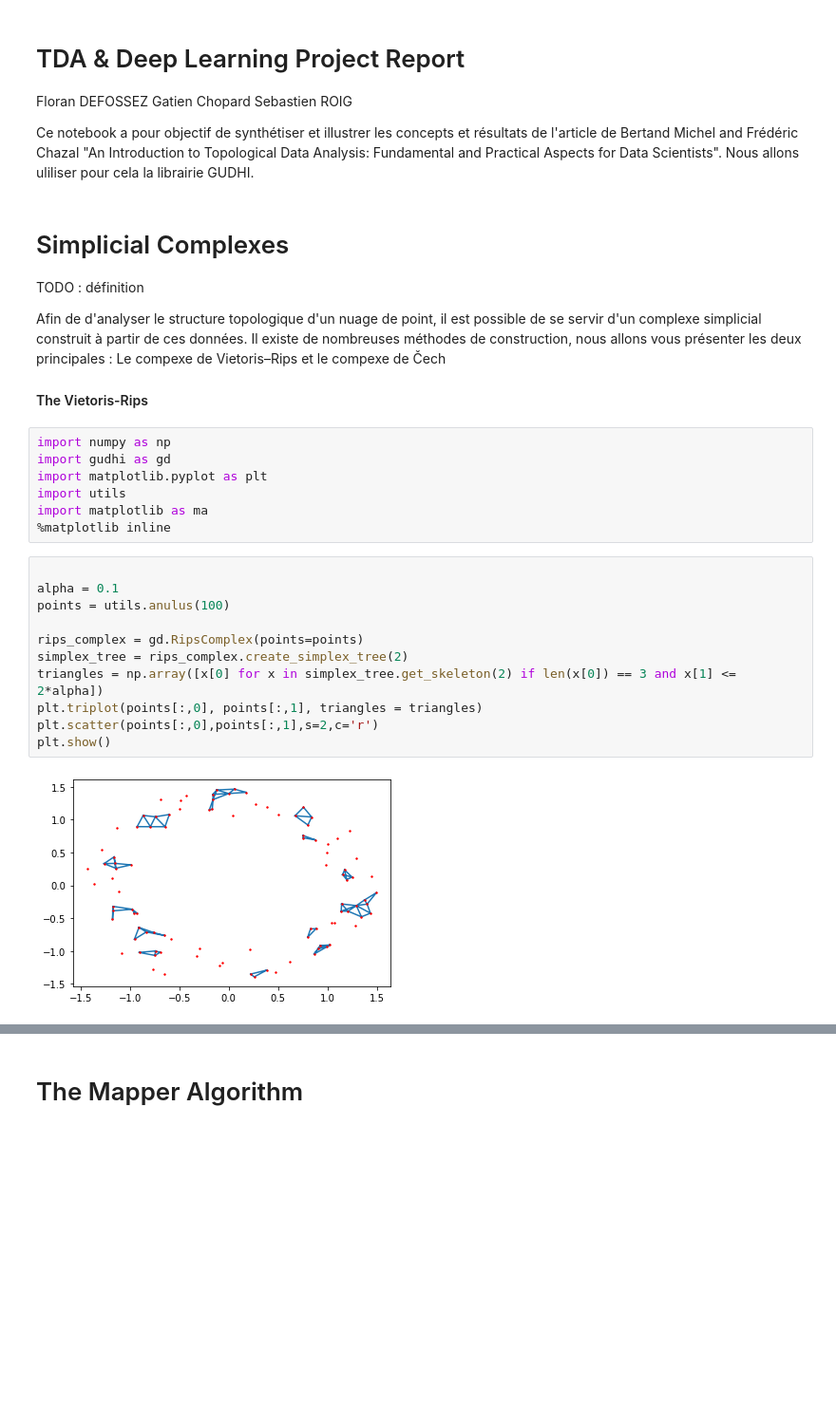
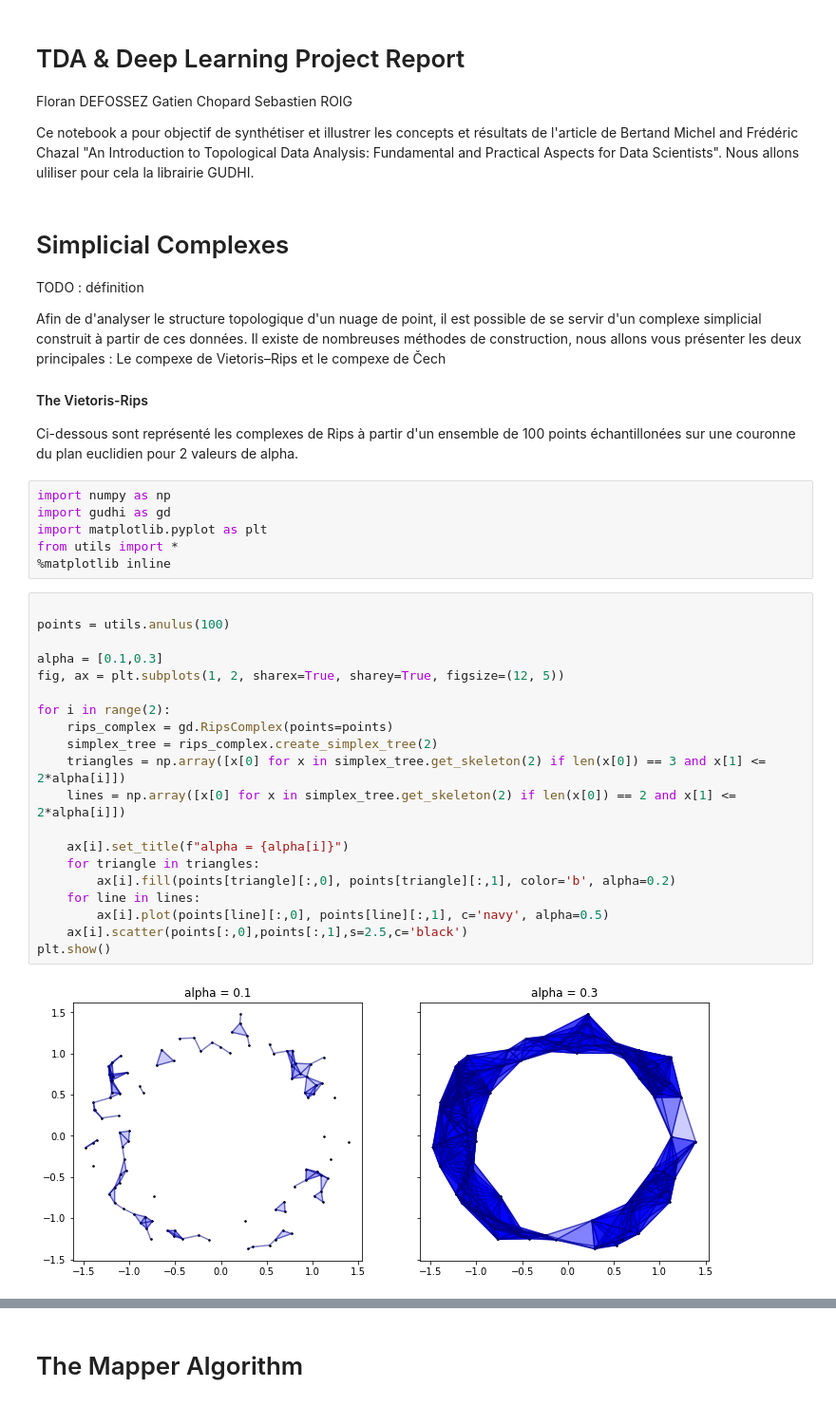
Before and after one commit to florandefossez/TDA_project, a Jupyter notebook: report.ipynb, the cells around one changed output, grey strips where cells are left out. Shown at 95% size. Cells and saved outputs as stored; diff of their text form; blank space fills up the shorter version.

Commit message:
complexes simpliciaux

```diff
--- a/report.ipynb
+++ b/report.ipynb
@@ -14,23 +14,33 @@ TODO : définition
 Afin de d'analyser le structure topologique d'un nuage de point, il est possible de se servir d'un complexe simplicial construit à partir de ces données. Il existe de nombreuses méthodes de construction, nous allons vous présenter les deux principales : Le compexe de Vietoris–Rips et le compexe de Čech
 
 #### The Vietoris-Rips
+
+Ci-dessous sont représenté les complexes de Rips à partir d'un ensemble de 100 points échantillonées sur une couronne du plan euclidien pour 2 valeurs de alpha.
 # %%
 import numpy as np
 import gudhi as gd
 import matplotlib.pyplot as plt
-import utils
-import matplotlib as ma
+from utils import *
 %matplotlib inline
 # %%
 
-alpha = 0.1
 points = utils.anulus(100)
 
-rips_complex = gd.RipsComplex(points=points)
-simplex_tree = rips_complex.create_simplex_tree(2)
-triangles = np.array([x[0] for x in simplex_tree.get_skeleton(2) if len(x[0]) == 3 and x[1] <= 2*alpha])
-plt.triplot(points[:,0], points[:,1], triangles = triangles)
-plt.scatter(points[:,0],points[:,1],s=2,c='r')
+alpha = [0.1,0.3]
+fig, ax = plt.subplots(1, 2, sharex=True, sharey=True, figsize=(12, 5))
+
+for i in range(2):
+    rips_complex = gd.RipsComplex(points=points)
+    simplex_tree = rips_complex.create_simplex_tree(2)
+    triangles = np.array([x[0] for x in simplex_tree.get_skeleton(2) if len(x[0]) == 3 and x[1] <= 2*alpha[i]])
+    lines = np.array([x[0] for x in simplex_tree.get_skeleton(2) if len(x[0]) == 2 and x[1] <= 2*alpha[i]])
+
+    ax[i].set_title(f"alpha = {alpha[i]}")
+    for triangle in triangles:
+        ax[i].fill(points[triangle][:,0], points[triangle][:,1], color='b', alpha=0.2)
+    for line in lines:
+        ax[i].plot(points[line][:,0], points[line][:,1], c='navy', alpha=0.5)
+    ax[i].scatter(points[:,0],points[:,1],s=2.5,c='black')
 plt.show()
 # %% [output]
-[figure, old version]
+[figure, new version]
```
Also changed, not shown: parts of 4 cells of this notebook, 1 other file.
